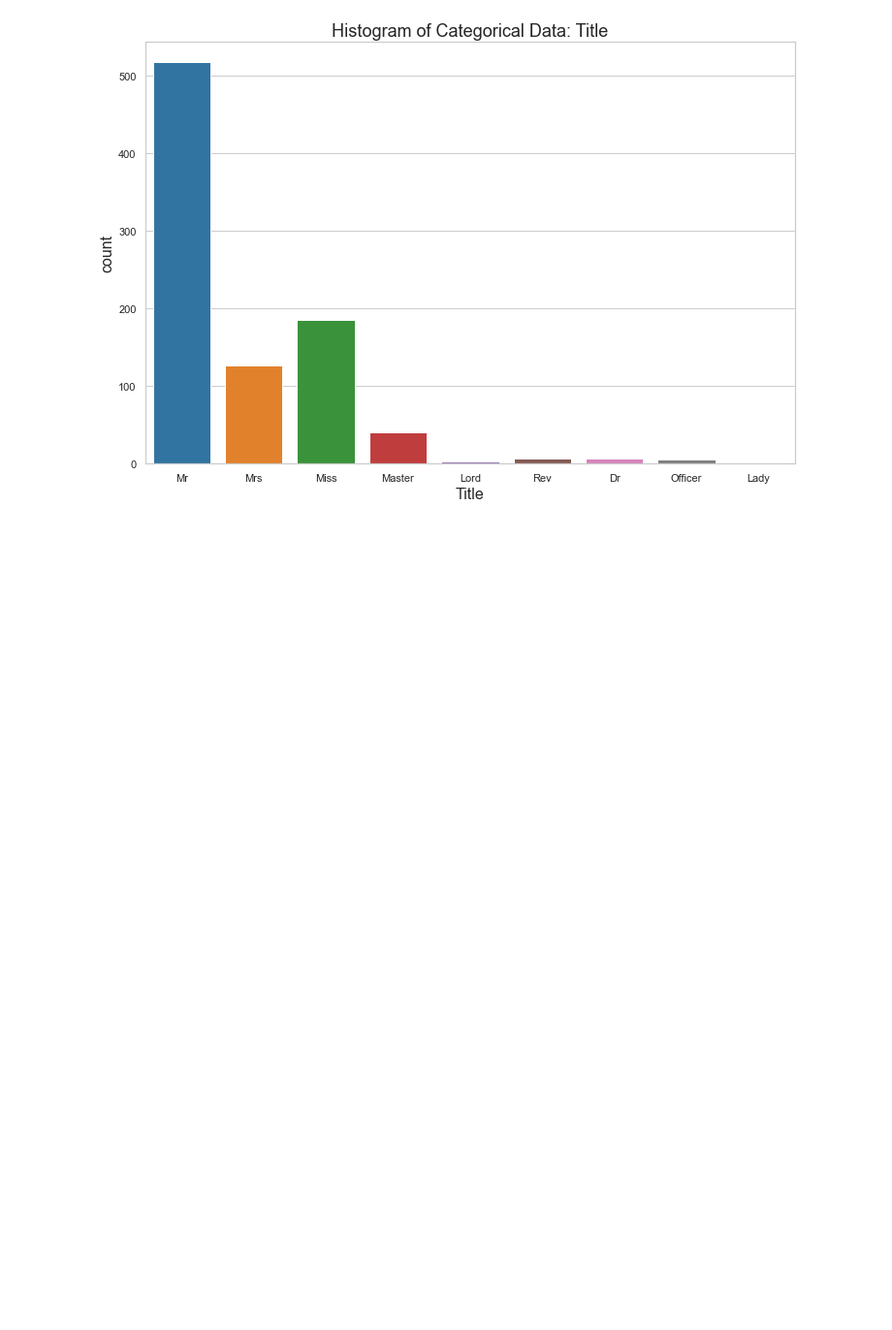
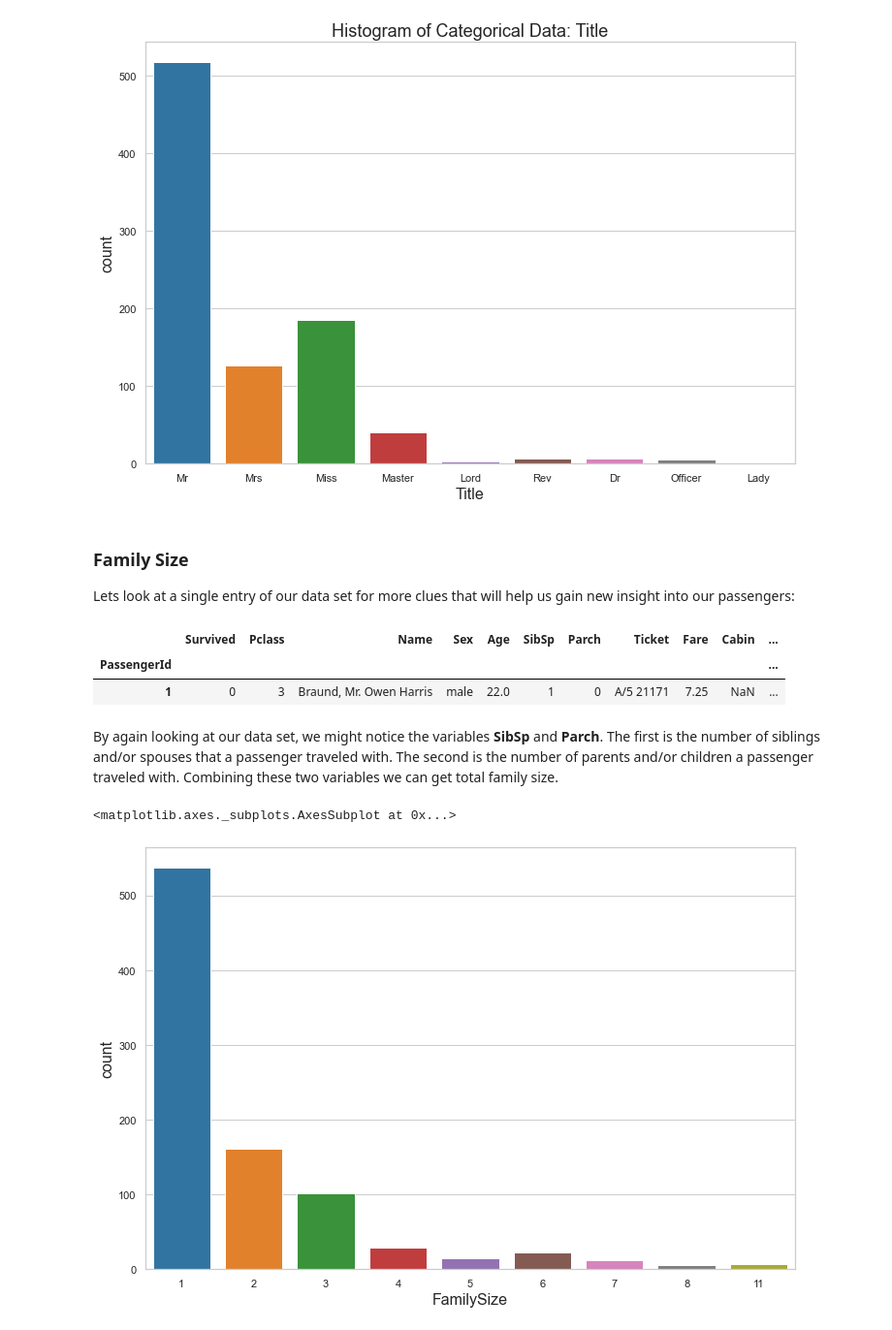
Before and after one commit to wcneill/kaggle, a Jupyter notebook: titanic/log_reg_00v2.ipynb, the cells around one changed output. Shown: that part at 97% size. Cells and saved outputs as stored; diff of their text form; code cells hidden in the pictures; blank space fills up the shorter version.

```diff
--- a/titanic/log_reg_00v2.ipynb
+++ b/titanic/log_reg_00v2.ipynb
@@ -149,0 +140,19 @@ It appears based on our title data that the majority of our passengers were male
+# %% [markdown]
+### Family Size
+
+Lets look at a single entry of our data set for more clues that will help us gain new insight into our passengers:
+# %%
+train_df.head(1)
+# %% [output]
+|  | Survived | Pclass | Name | Sex | Age | SibSp | Parch | Ticket | Fare | Cabin | ... |
+| PassengerId |  |  |  |  |  |  |  |  |  |  | ... |
+| 1 | 0 | 3 | Braund, Mr. Owen Harris | male | 22.0 | 1 | 0 | A/5 21171 | 7.25 | NaN | ... |
+# %% [markdown]
+By again looking at our data set, we might notice the variables __SibSp__ and __Parch__. The first is the number of siblings and/or spouses that a passenger traveled with. The second is the number of parents and/or children a passenger traveled with. Combining these two variables we can get total family size.
+# %%
+train_df['FamilySize'] = 1 + train_df.SibSp + train_df.Parch
+# %%
+sns.countplot(train_df.FamilySize)
+# %% [output]
+<matplotlib.axes._subplots.AxesSubplot at 0x...>
+[figure, added]
```
Also changed, not shown: parts of 23 cells of this notebook.
